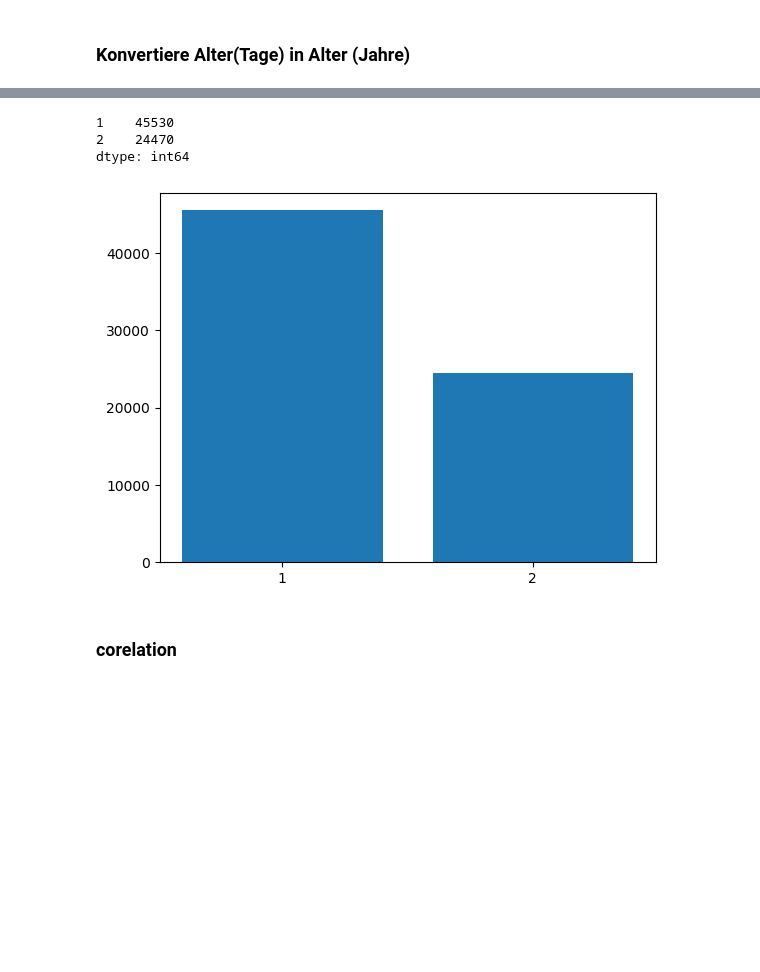
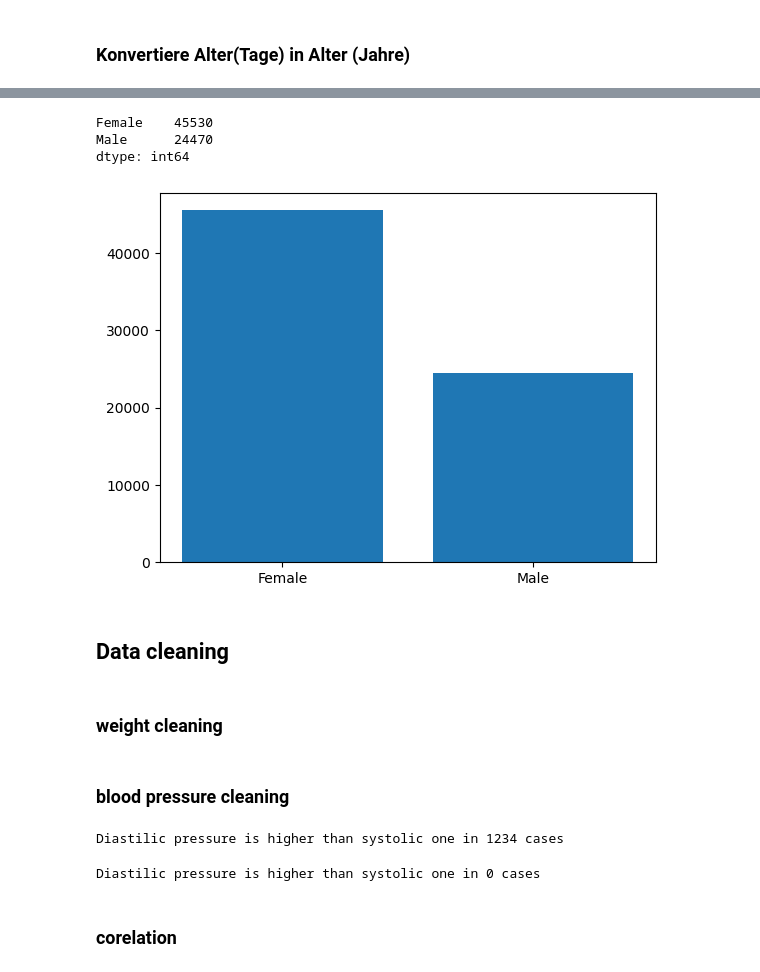
Before and after one commit to Fuenfgeld/2022TeamADataManagementBC, a Jupyter notebook: data_explore.ipynb, the cells around one changed output, grey strips where cells are left out. Saved outputs shown, nothing was run; the diff lists cells and outputs as text; code cells hidden in the pictures; blank space fills up the shorter version.

Commit message:
add data cleaning

```diff
--- a/data_explore.ipynb
+++ b/data_explore.ipynb
@@ -70,12 +70,16 @@ df.describe()
 | max | 64.000000 | 2.000000 | 250.000000 | 200.000000 | 16020.000000 | 11000.000000 | 3.000000 | 3.000000 | 1.000000 | 1.000000 | 1.000000 | ... |
 # %%
 sex_df = pd.Categorical(df['gender'])
-sex_df = sex_df.rename_categories(["1","2"]) # dosen't know which is female or male
-plt.bar(["1","2"],sex_df.value_counts()) # show the ratio between male/female
+sex_df = sex_df.rename_categories(["Female","Male"]) # dosen't know which is female or male
+plt.bar(["Female","Male"],sex_df.value_counts()) # show the ratio between male/female
 print(sex_df.value_counts())
 plt.show()
 # %% [output]
-1    45530
-2    24470
+Female    45530
+Male      24470
 dtype: int64
-[figure, old version]
+[figure, new version]
+# %% [markdown]
+## Data cleaning
+# %% [markdown]
+### weight cleaning
@@ -81,0 +93,6 @@ dtype: int64
+# %% [markdown]
+### blood pressure cleaning
+# %%
+print("Diastilic pressure is higher than systolic one in {0} cases".format(df[df['ap_lo']> df['ap_hi']].shape[0]))
+# %% [output]
+Diastilic pressure is higher than systolic one in 1234 cases
@@ -82,3 +102,7 @@ dtype: int64
+# %%
+print("Diastilic pressure is higher than systolic one in {0} cases".format(df[df['ap_lo']> df['ap_hi']].shape[0]))
+# %% [output]
+Diastilic pressure is higher than systolic one in 0 cases
 # %% [markdown]
 ### corelation
 # %%
```
Also changed, not shown: parts of 12 cells of this notebook.
